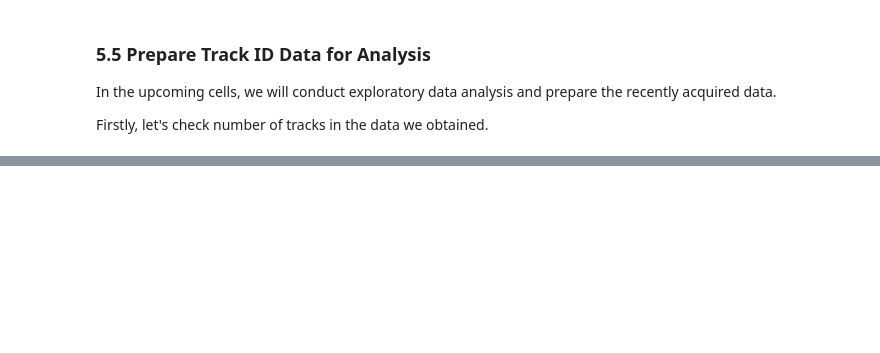
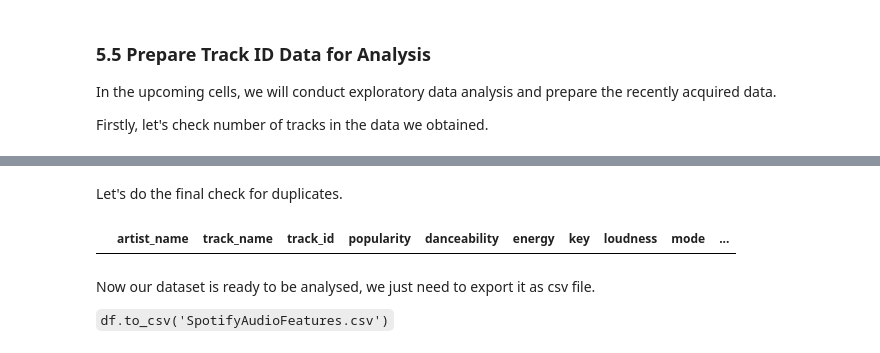
Before and after one commit to aishtomer/Spotifind, a Jupyter notebook: Exploratory Data Analysis of Music Trends on Spotify - Jupyter Notebook.ipynb, the cells around one changed output, grey strips where cells are left out. Drawn from its saved outputs; the diff is of its cells as text; code cells hidden in the pictures; blank space fills up the shorter version.

````diff
--- a/Exploratory Data Analysis of Music Trends on Spotify - Jupyter Notebook.ipynb
+++ b/Exploratory Data Analysis of Music Trends on Spotify - Jupyter Notebook.ipynb
@@ -238,0 +415,10 @@ df_tracks.shape
+# %% [markdown]
+Let's do the final check for duplicates.
+# %%
+df[df.duplicated(subset=['artist_name','track_name'],keep=False)]
+# %% [output]
+|  | artist_name | track_name | track_id | popularity | danceability | energy | key | loudness | mode | ... |
+# %% [markdown]
+Now our dataset is ready to be analysed, we just need to export it as csv file.
+
+```df.to_csv('SpotifyAudioFeatures.csv')```
````
Also changed, not shown: parts of 36 cells of this notebook.
